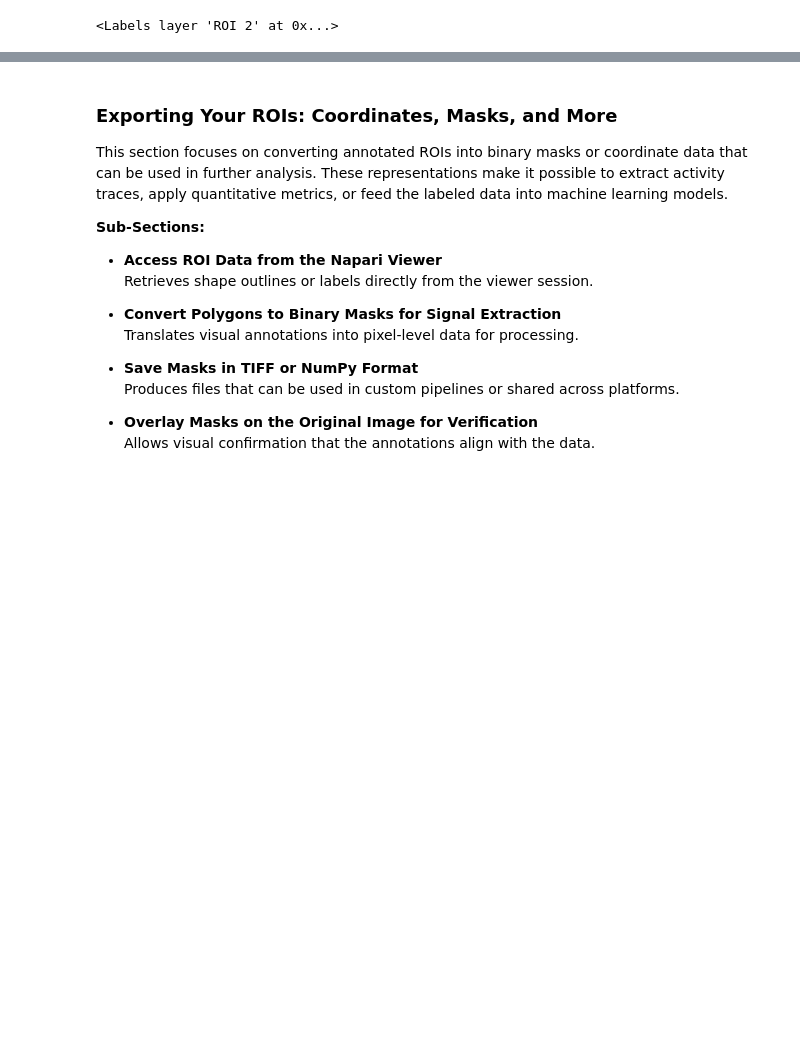
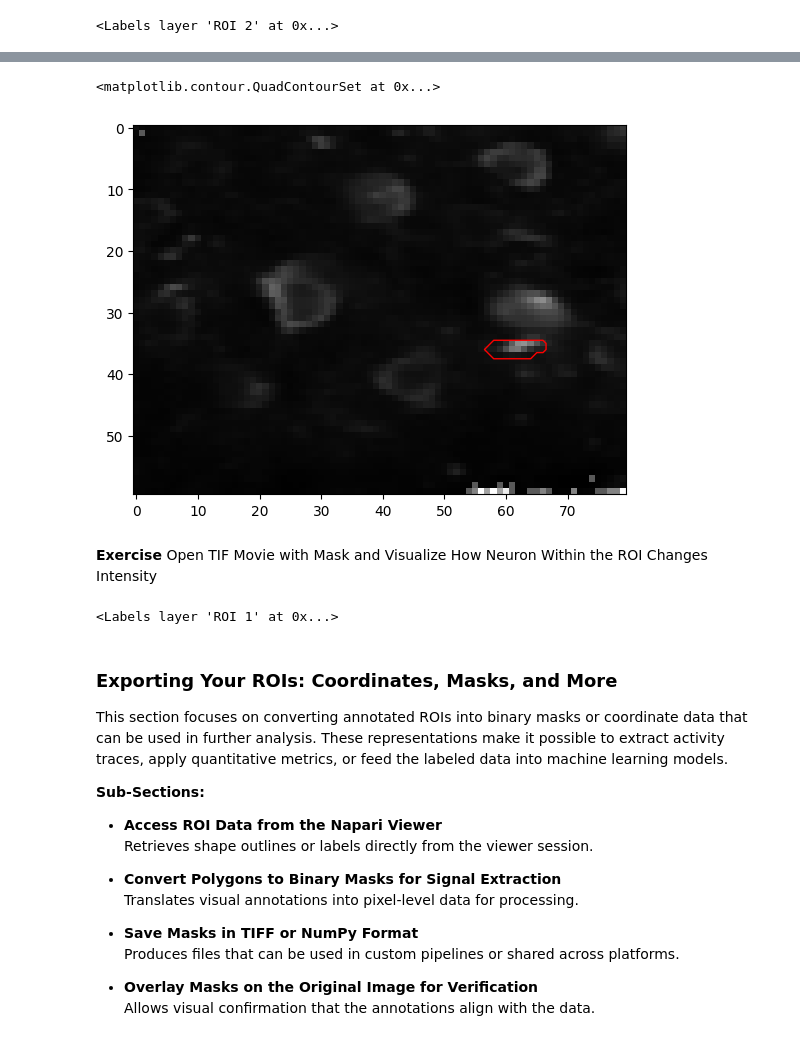
Before and after one commit to sangeethankumar/Courses, a Jupyter notebook: CalciumImaging/Draft1/05. Napari GUI from the Notebook.ipynb, the cells around one changed output, grey strips where cells are left out. Saved outputs shown, nothing was run; the diff lists cells and outputs as text; code cells hidden in the pictures; blank space fills up the shorter version.

```diff
--- a/CalciumImaging/Draft1/05. Napari GUI from the Notebook.ipynb
+++ b/CalciumImaging/Draft1/05. Napari GUI from the Notebook.ipynb
@@ -165,0 +209,9 @@ This section covers how to label multiple neurons in a single imaging field usin
+# %%
+mask = (labels == 9)
+plt.imshow(movie.std(axis=0), cmap='gray')
+plt.contour(mask, colors='r', linewidths=1)
+# %% [output]
+<matplotlib.contour.QuadContourSet at 0x...>
+[figure, added]
+# %% [markdown]
+**Exercise** Open TIF Movie with Mask and Visualize How Neuron Within the ROI Changes Intensity
@@ -166,3 +220,8 @@ This section covers how to label multiple neurons in a single imaging field usin
+# %%
+viewer.add_image(movie, name="Full Movie", colormap="gray")
+viewer.add_labels(labels, name='ROI 1')
+# %% [output]
+<Labels layer 'ROI 1' at 0x...>
 # %% [markdown]
 ### Exporting Your ROIs: Coordinates, Masks, and More
 
```
Also changed, not shown: parts of 10 cells of this notebook.
